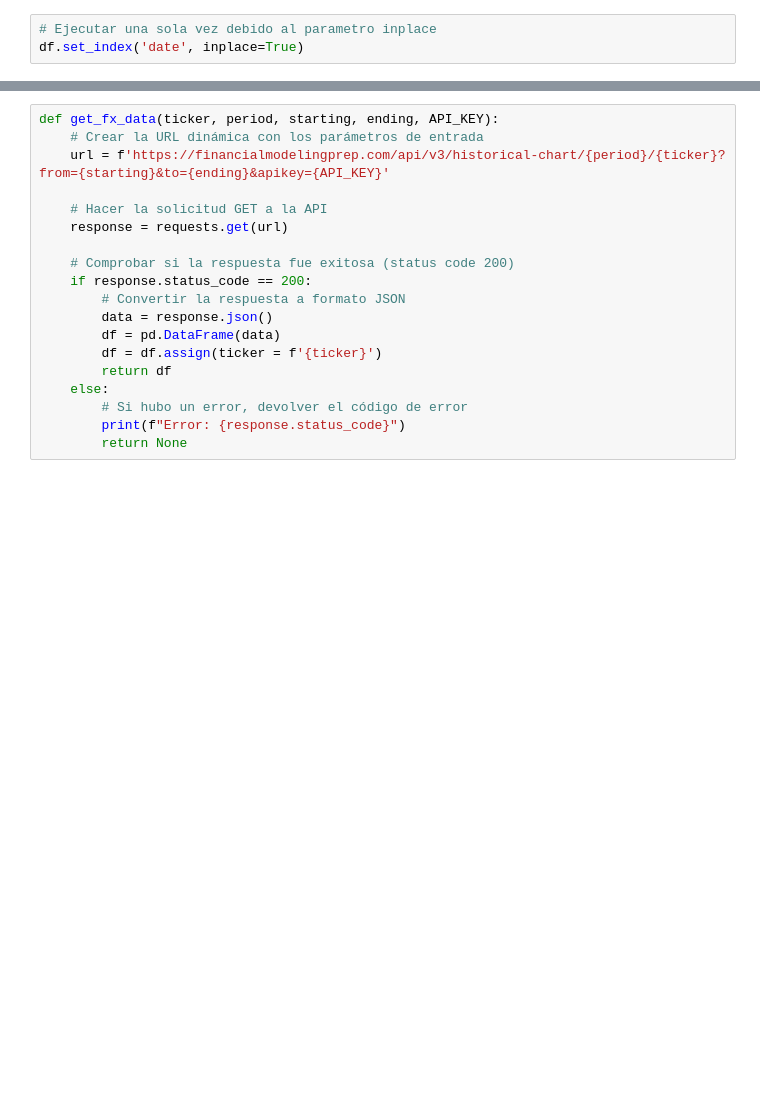
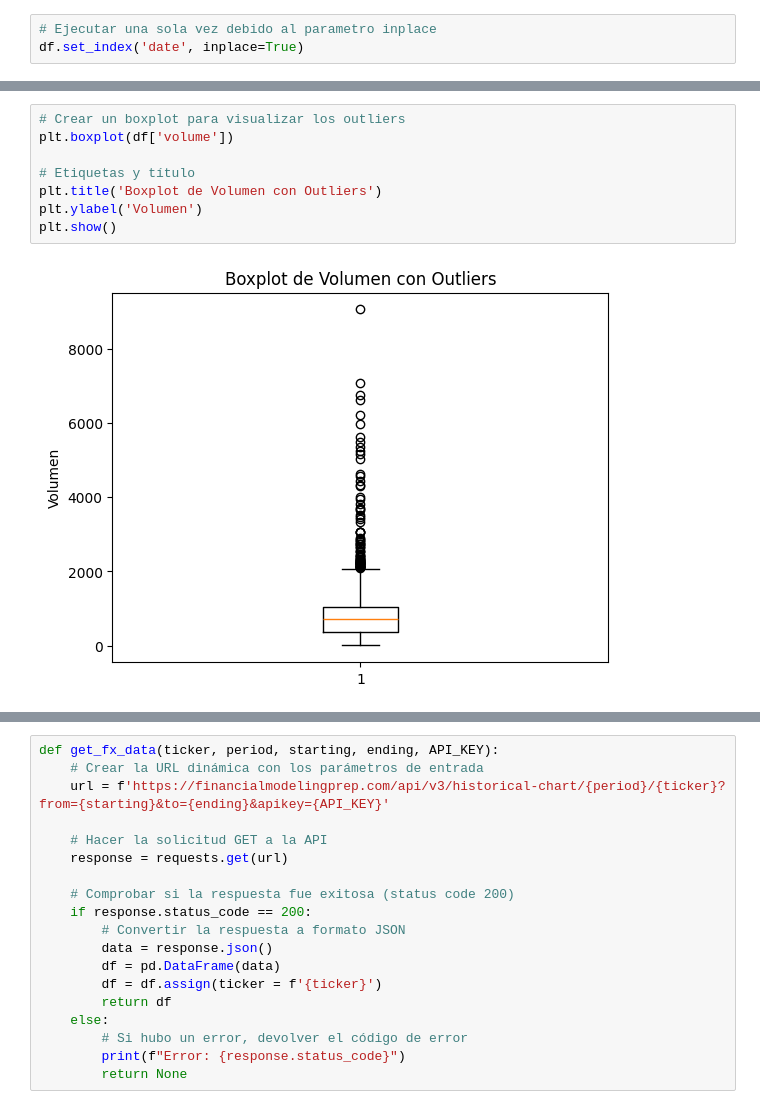
Before and after one commit to memonkey01/pyprobot_v2, a Jupyter notebook: research/strategy/01_sesion.ipynb, the cells around one changed output, grey strips where cells are left out. Cells and saved outputs as stored; diff of their text form; blank space fills up the shorter version.

```diff
--- a/research/strategy/01_sesion.ipynb
+++ b/research/strategy/01_sesion.ipynb
@@ -82 +122,11 @@ IQR = Q3 - Q1
+# %%
+# Crear un boxplot para visualizar los outliers
+plt.boxplot(df['volume'])
+
+# Etiquetas y título
+plt.title('Boxplot de Volumen con Outliers')
+plt.ylabel('Volumen')
+plt.show()
+# %% [output]
+[figure, added]
 # %% [markdown]
```
Also changed, not shown: parts of 19 cells of this notebook, 3 other files.
